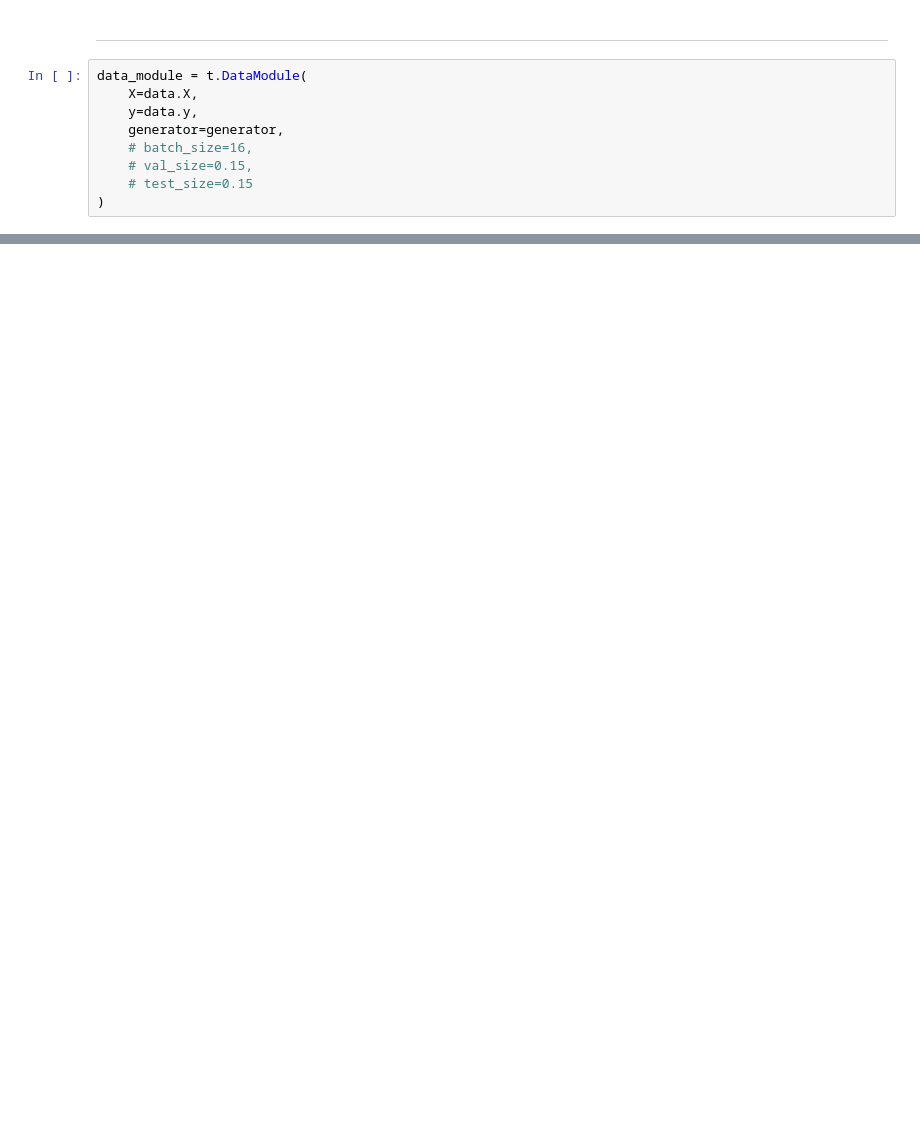
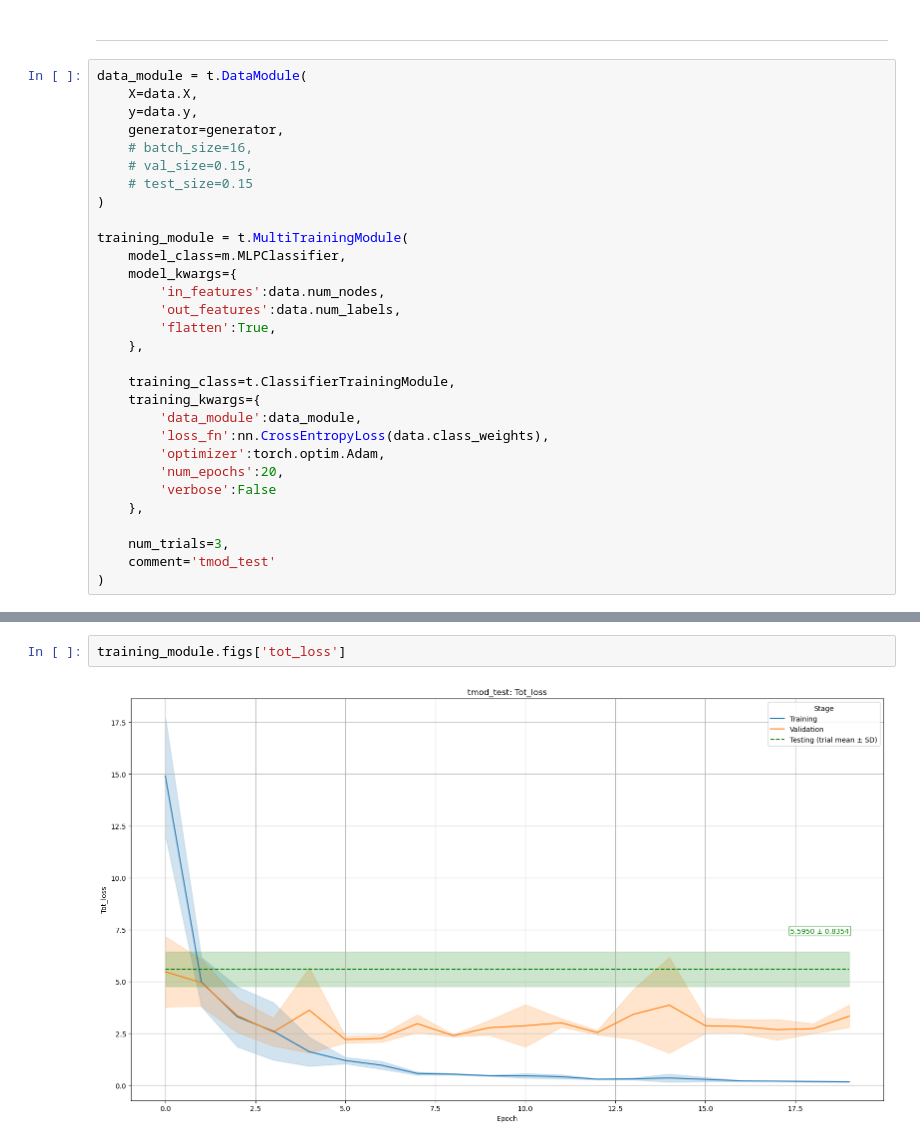
Before and after one commit to marcusvillena/pathway_model, a Jupyter notebook: projects/model_tests/experiment_module_test.ipynb, the cells around one changed output, grey strips where cells are left out. Drawn from its saved outputs; the diff is of its cells as text; blank space fills up the shorter version.

Commit message:
training_module_updates

```diff
--- a/projects/model_tests/experiment_module_test.ipynb
+++ b/projects/model_tests/experiment_module_test.ipynb
@@ -49,3 +60,24 @@ data_module = t.DataModule(
     # val_size=0.15,
     # test_size=0.15
 )
+
+training_module = t.MultiTrainingModule(
+    model_class=m.MLPClassifier,
+    model_kwargs={
+        'in_features':data.num_nodes,
+        'out_features':data.num_labels,
+        'flatten':True,
+    },
+
+    training_class=t.ClassifierTrainingModule,
+    training_kwargs={
+        'data_module':data_module,
+        'loss_fn':nn.CrossEntropyLoss(data.class_weights),
+        'optimizer':torch.optim.Adam,
+        'num_epochs':20,
+        'verbose':False
+    },
+
+    num_trials=3,
+    comment='tmod_test'
+)
@@ -128,0 +92,4 @@ class MultiTrainingModule():
+# %%
+training_module.figs['tot_loss']
+# %% [output]
+[figure, added]
```
Also changed, not shown: parts of 5 cells of this notebook, 18 other files.
